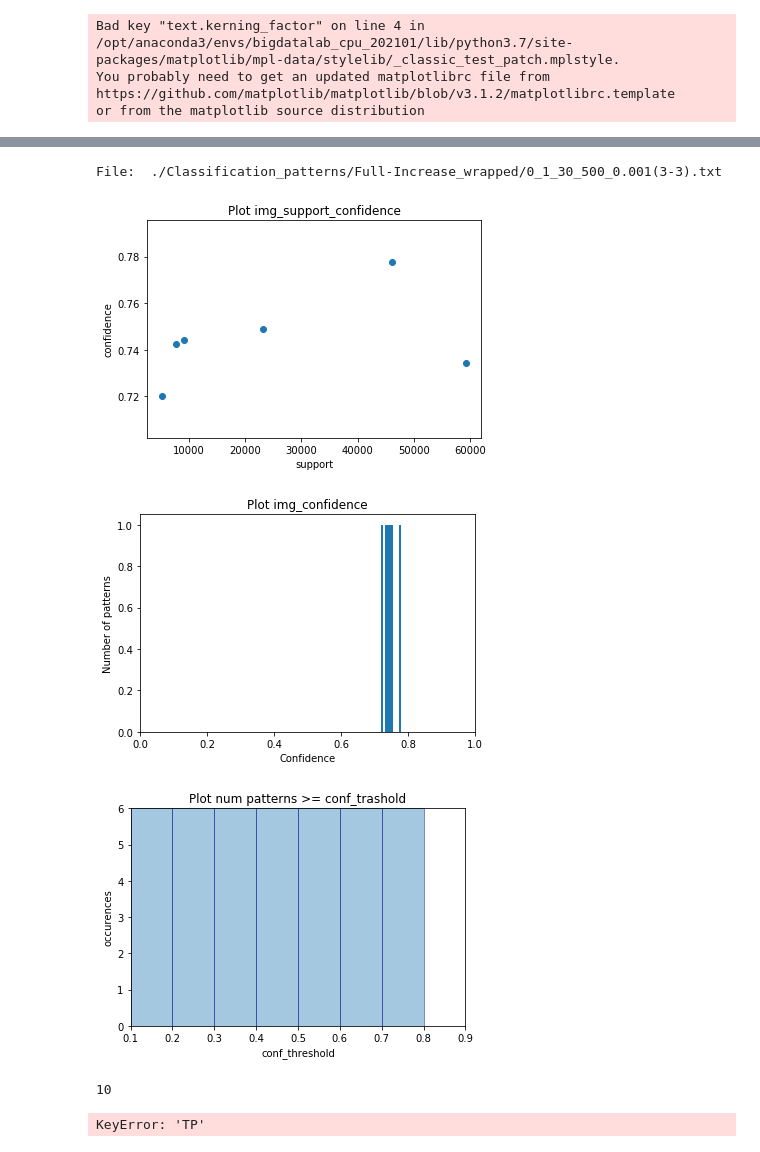
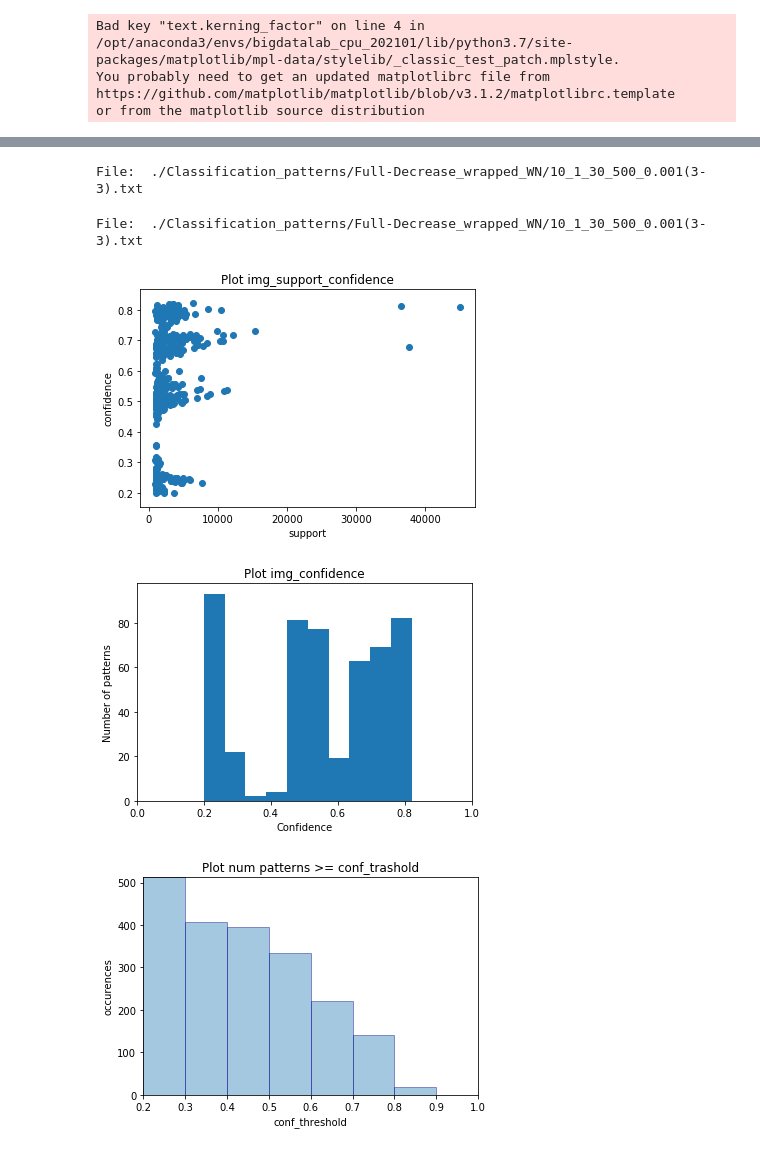
Before and after one commit to LorenzoOttino/Spatio-temporal-data-analysis, a Jupyter notebook: SFbay bike sharing/Associative classifier/Associative_classification.ipynb, the cells around one changed output, grey strips where cells are left out. Cells and saved outputs as stored; diff of their text form; code cells hidden in the pictures.

Commit message:
Updates in extraction and evaluation
Updating the pattern extractor and the other classifiers for evaluation

```diff
--- a/SFbay bike sharing/Associative classifier/Associative_classification.ipynb
+++ b/SFbay bike sharing/Associative classifier/Associative_classification.ipynb
@@ -30,9 +143,10 @@ state_change = False
 # %%
 status_path  = "datasets/SanFrancisco_status_train.csv"
+#status_path = "datasets/small_status.csv"
 stations_path = "bike_sharing/station.csv"
 importance_path = "../../Datasets/edge_importance.csv"
 
-ext = Extractor(interval, maxDelta, th, window_size, status_path, stations_path, spark, sc)
+ext = Extractor(interval, maxDelta, th, window_size, status_path, stations_path, spark, sc, criticality_threshold)
 # %%
 df = ext.extract_items(extraction_type=extraction_type, neighborhood_type=neighborhood_type,
                        n_neighbors=n_neighbors, incr_dec_threshold=incr_dec_threshold,
@@ -65,8 +182,8 @@ Found 3 items
 # %%
 status_path_test  = "datasets/SanFrancisco_status_test.csv"
 
-test_ext = Extractor(interval, maxDelta, th, window_size, status_path_test, stations_path, spark, sc)
+test_ext = Extractor(interval, maxDelta, th, window_size, status_path_test, stations_path, spark, sc, criticality_threshold)
 df_t = test_ext.extract_items(extraction_type=extraction_type, neighborhood_type=neighborhood_type,
                        n_neighbors=n_neighbors, incr_dec_threshold=incr_dec_threshold,
                        wrap_states=wrap_states, state_change=state_change, for_test=True,
-                       importance_path=importance_path)
+                       time_zone=time_zone, importance_path=importance_path, drop_nulls=True)
@@ -73,23 +210,43 @@ df_t = test_ext.extract_items(extraction_type=extraction_type, neighborhood_type
+# %%
+conf_thresholds = [0.5, 0.7, 0.8]
+sup_threshold = 0
+
+zone_str = f"{time_zone}_" if time_zone != None else ''
+patterns_file = f"./Classification_patterns/{extraction_type}{'_wrapped' if wrap_states else ''}{'_stateChange' if state_change else ''}{'_WN' if extract_normal else ''}{criticality_threshold if criticality_threshold != 3 else ''}/{zone_str}{n_neighbors if neighborhood_type=='indegree' else 'Dist'}_{incr_dec_threshold}_{interval}_{int(th*1000)}_{support}({window_size}-{maxDelta}).txt"
+print("File: ", patterns_file)
+
+for conf_threshold in conf_thresholds:
+    filtered_patterns = ext.filter_patterns_conf_sup(patterns_file, conf_threshold, sup_threshold, target=target)
+    rules = filtered_patterns.collect()
+
+    extraction = f"{extraction_type}{'_wrapped' if wrap_states else ''}{'_stateChange' if state_change else ''}{'_WN' if extract_normal else ''}"
+    neighborhood = f"{str(n_neighbors) if neighborhood_type=='indegree' else 'Dist'}"
+
+    if len(rules)==0:
+        break
+
+    for match_threshold in [1, 5]:
+        if len(rules) < match_threshold:
+            break
+        f = open(f"../../Results/Classification_patterns/Results_{target}/Classifier_results{zone_str}{criticality_threshold if criticality_threshold != 3 else ''}_{interval}_with_filtering.csv", "a")
+        results = test_ext.test_rules(df_t, rules, match_threshold)
+        f.write(f"{test_ext.get_test_results(results, extraction, neighborhood, conf_threshold, match_threshold)}")
+        f.close()
+# %% [output]
+File:  ./Classification_patterns/Full-Decrease_wrapped_WN/10_1_30_500_0.001(3-3).txt
 # %%
-conf_threshold = 0.7
+conf_threshold = 0.2
 sup_threshold = 0
-patterns_file = f"./Classification_patterns/{extraction_type}{'_wrapped' if wrap_states else ''}{'_stateChange' if state_change else ''}/{n_neighbors if neighborhood_type=='indegree' else 'Dist'}_{incr_dec_threshold}_{interval}_{int(th*1000)}_{support}({window_size}-{maxDelta}).txt"
+zone_str = f"{time_zone}_" if time_zone != None else ''
+patterns_file = f"./Classification_patterns/{extraction_type}{'_wrapped' if wrap_states else ''}{'_stateChange' if state_change else ''}{'_WN' if extract_normal else ''}{criticality_threshold if criticality_threshold != 3 else ''}/{zone_str if time_zone != None else ''}{n_neighbors if neighborhood_type=='indegree' else 'Dist'}_{incr_dec_threshold}_{interval}_{int(th*1000)}_{support}({window_size}-{maxDelta}).txt"
 
 print("File: ", patterns_file)
 
-filtered_patterns = ext.filter_patterns_conf_sup(patterns_file, conf_threshold, sup_threshold, target='AlmostFull')
-ext.print_patterns_stats(filtered_patterns)
+filtered_patterns = ext.filter_patterns_conf_sup(patterns_file, conf_threshold, sup_threshold, target=target)
+ext.print_patterns_stats(filtered_patterns, conf_threshold)
 rules = filtered_patterns.collect()
 # %% [output]
-File:  ./Classification_patterns/Full-Increase_wrapped/0_1_30_500_0.001(3-3).txt
+File:  ./Classification_patterns/Full-Decrease_wrapped_WN/10_1_30_500_0.001(3-3).txt
-[figure, old version]
+[figure, new version]
-[figure, old version]
+[figure, new version]
-[figure, old version]
+[figure, new version]
-# %%
-for match_threshold in [10, 20]:
-    results = test_ext.test_rules(df_t, rules, match_threshold)
-    print(match_threshold)
-    print_test_results(results)
-# %% [output]
-10
-KeyError: 'TP'
```
Also changed, not shown: parts of 14 cells of this notebook, 3 other files.
